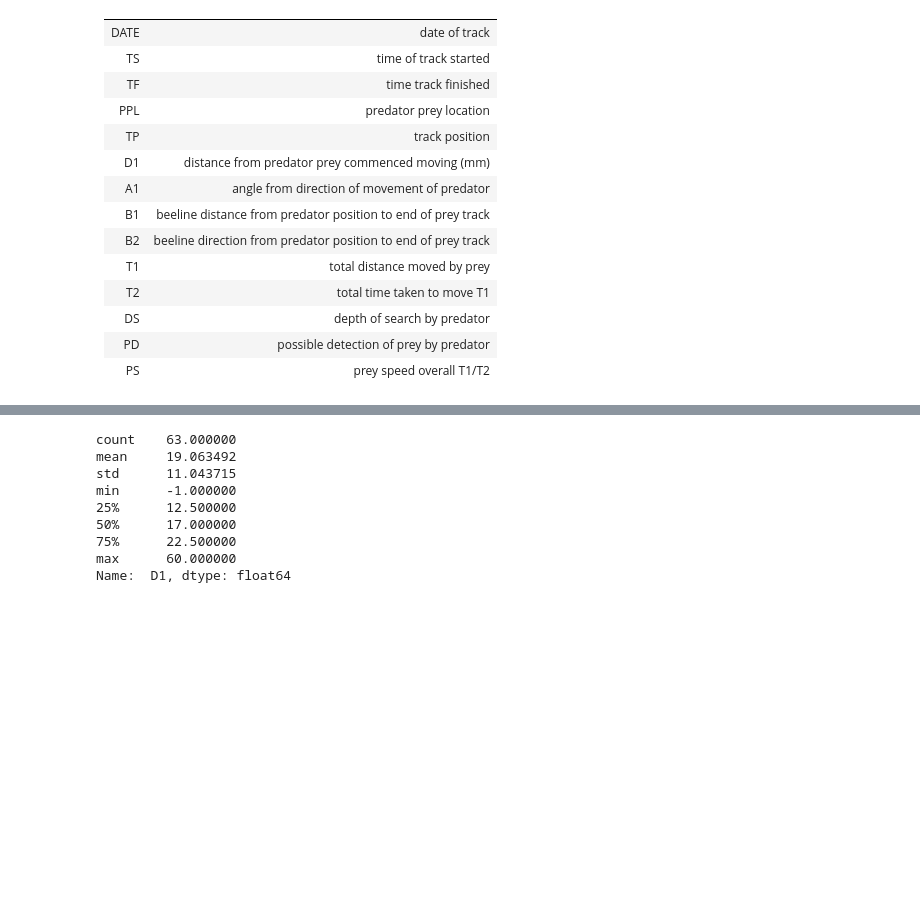
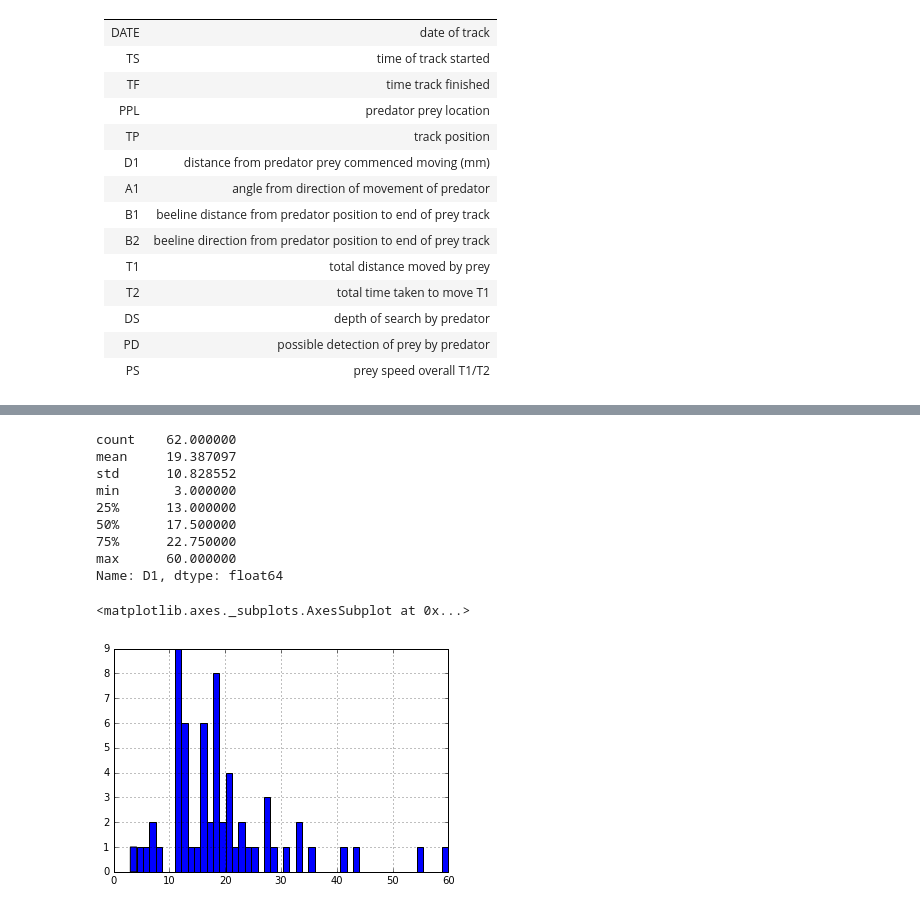
Before and after one commit to rah/optimal-search, a Jupyter notebook: ipython/202 Escape response IC.ipynb, the cells around one changed output, grey strips where cells are left out. Saved outputs shown, nothing was run; the diff lists cells and outputs as text; code cells hidden in the pictures; blank space fills up the shorter version.

```diff
--- a/ipython/202 Escape response IC.ipynb
+++ b/ipython/202 Escape response IC.ipynb
@@ -45,13 +58,17 @@ df.head()
 # %%
-D1 = df[' D1']
-D1.describe()
+df['D1'].describe()
 # %% [output]
-count    63.000000
-mean     19.063492
-std      11.043715
-min      -1.000000
-25%      12.500000
-50%      17.000000
-75%      22.500000
+count    62.000000
+mean     19.387097
+std      10.828552
+min       3.000000
+25%      13.000000
+50%      17.500000
+75%      22.750000
 max      60.000000
-Name:  D1, dtype: float64
+Name: D1, dtype: float64
+# %%
+df['D1'].hist(bins = 50)
+# %% [output]
+<matplotlib.axes._subplots.AxesSubplot at 0x...>
+[figure, added]
```
Also changed, not shown: parts of 19 cells of this notebook, 1 other file.
